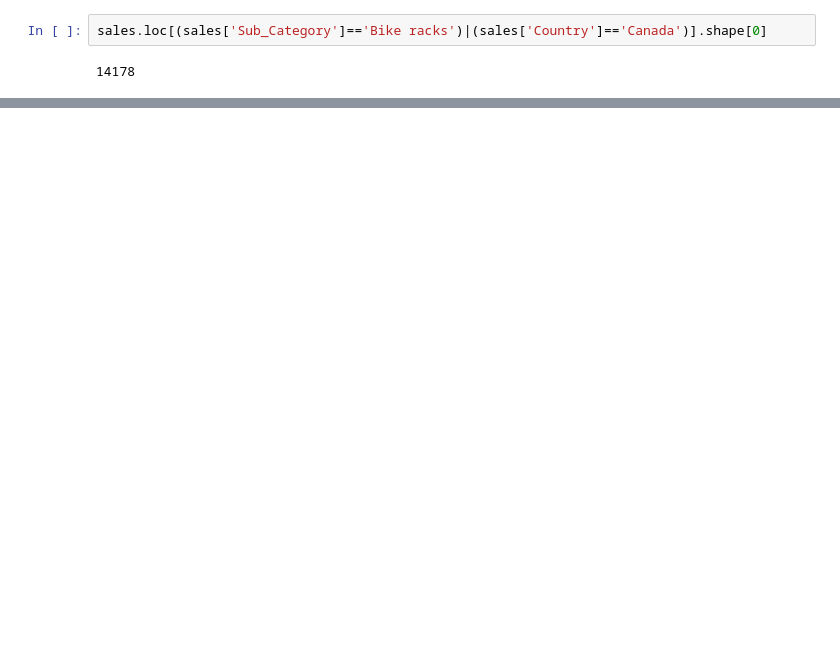
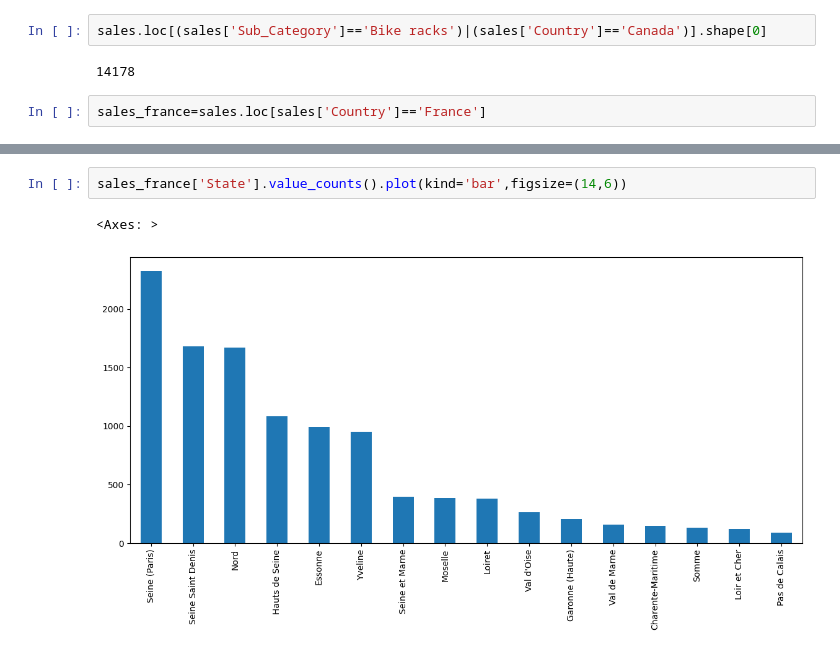
Before and after one commit to roldugina/data_analysis_projects, a Jupyter notebook: FreeCodeCamp_lessons.ipynb, the cells around one changed output, grey strips where cells are left out. Saved outputs shown, nothing was run; the diff lists cells and outputs as text; blank space fills up the shorter version.

```diff
--- a/FreeCodeCamp_lessons.ipynb
+++ b/FreeCodeCamp_lessons.ipynb
@@ -547,3 +524,5 @@ Length: 24947, dtype: int64
 sales.loc[(sales['Sub_Category']=='Bike racks')|(sales['Country']=='Canada')].shape[0]
 # %% [output]
 14178
+# %%
+sales_france=sales.loc[sales['Country']=='France']
@@ -549,0 +549,5 @@ sales.loc[(sales['Sub_Category']=='Bike racks')|(sales['Country']=='Canada')].sh
+# %%
+sales_france['State'].value_counts().plot(kind='bar',figsize=(14,6))
+# %% [output]
+<Axes: >
+[figure, added]
```
Also changed, not shown: parts of 35 cells of this notebook.
